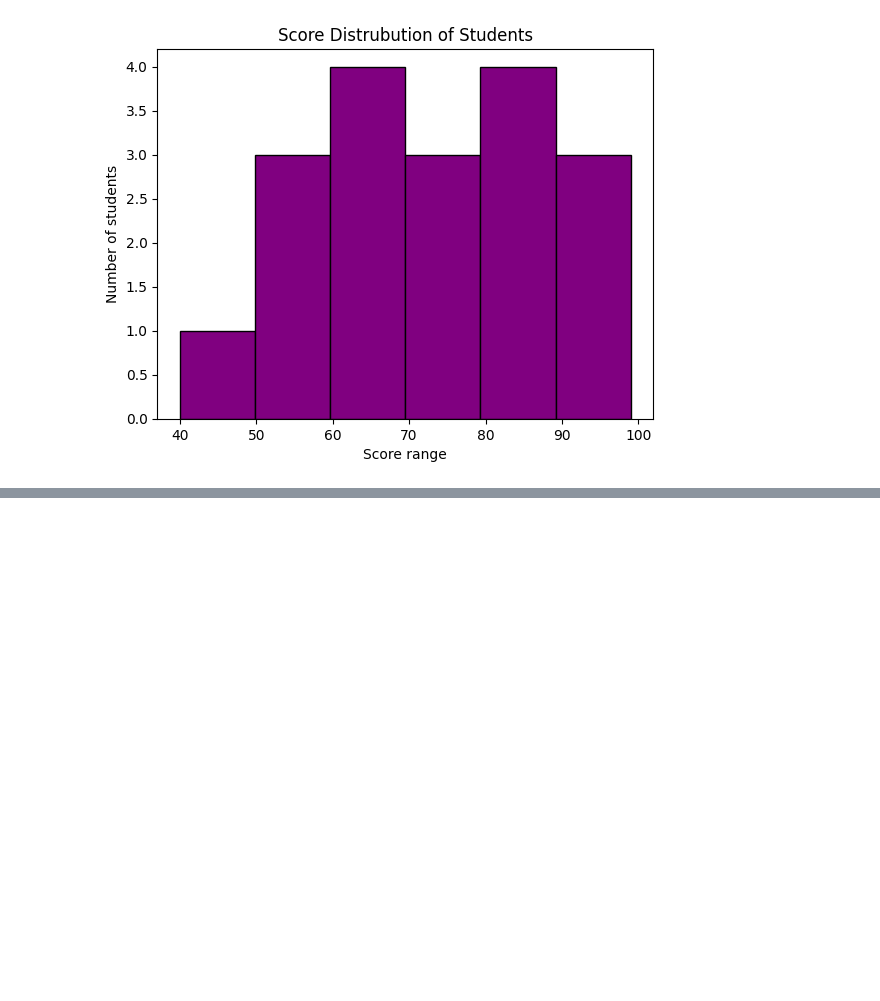
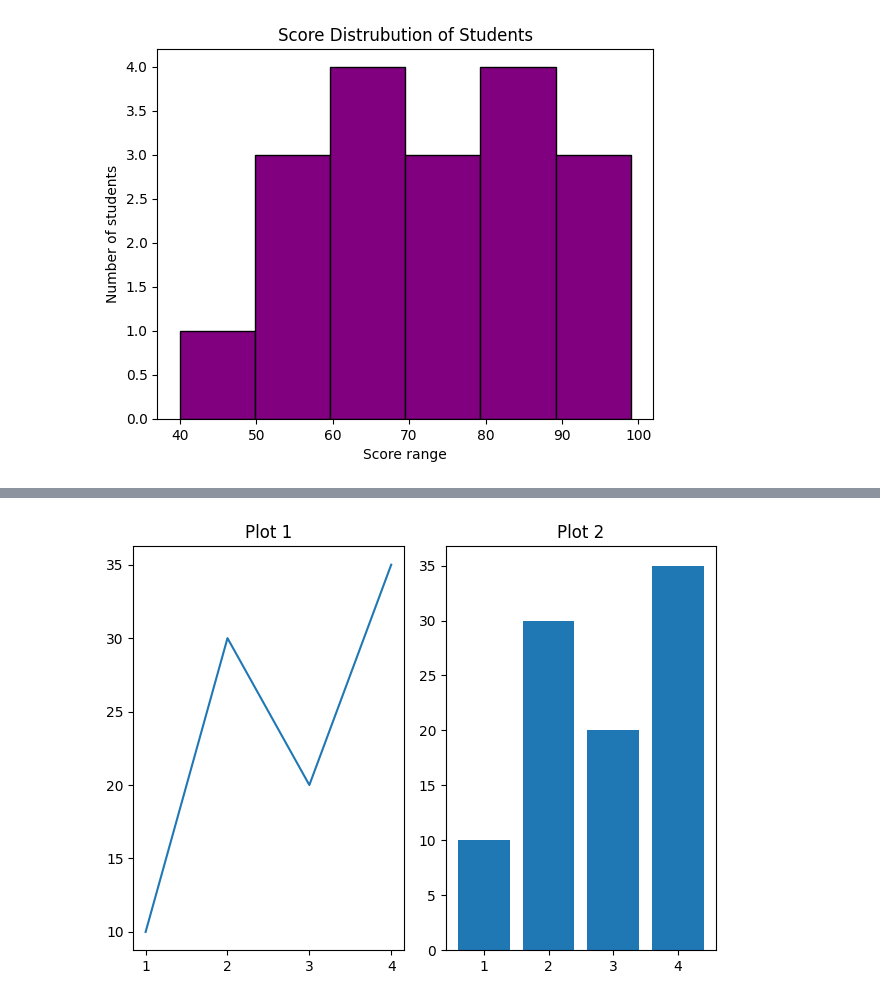
Before and after one commit to Vikram-0401/Python_Projects, a Jupyter notebook: Aiml.ipynb, the cells around one changed output, grey strips where cells are left out. Cells and saved outputs as stored; diff of their text form; code cells hidden in the pictures; blank space fills up the shorter version.

Commit message:
Subplots

```diff
--- a/Aiml.ipynb
+++ b/Aiml.ipynb
@@ -1151,0 +1187,19 @@ plt.show()
+# %%
+# Subplot -> compare multiple plots in the same canvas
+
+import matplotlib.pyplot as plt
+
+x = [1,2,3,4]
+y = [10,30,20,35]
+
+plt.subplot(1,2,1)
+plt.plot(x,y)
+plt.title('Plot 1')
+
+plt.subplot(1,2,2)
+plt.bar(x,y)
+plt.title('Plot 2')
+
+plt.tight_layout()
+# %% [output]
+[figure, added]
```
Also changed, not shown: parts of 3 cells of this notebook.
